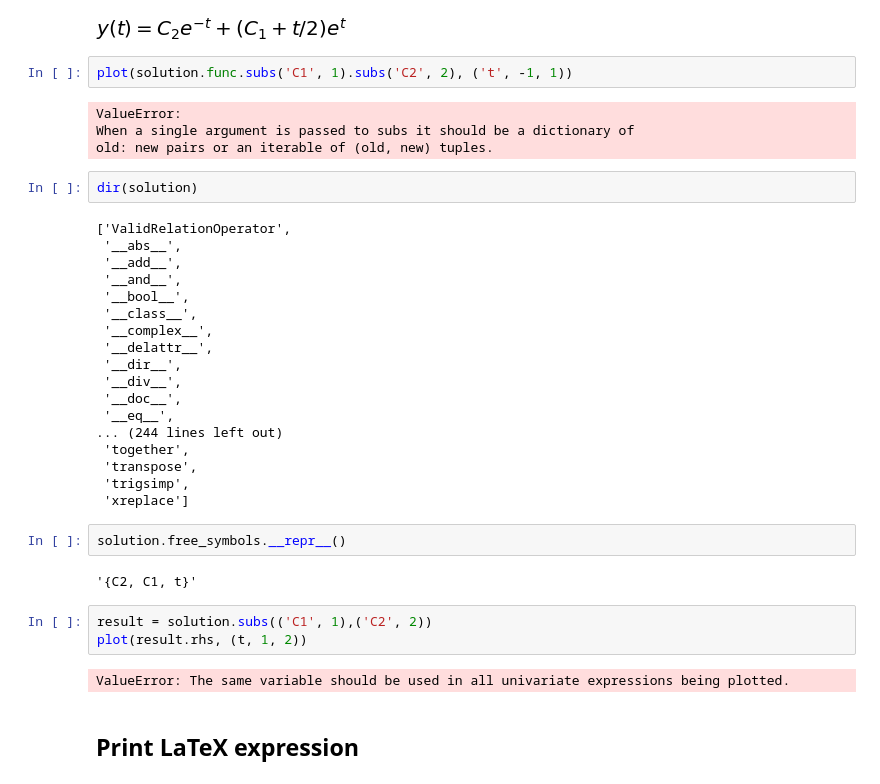
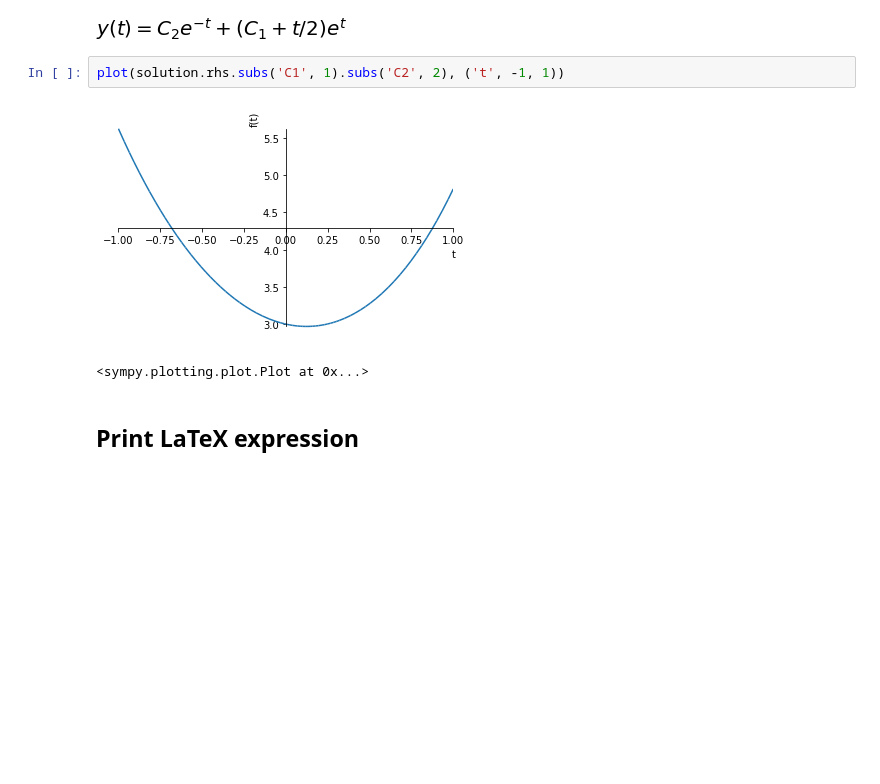
Before and after one commit to serebrov/jupyter_notebook_overview, a Jupyter notebook: sympy_examples.ipynb, the cells around one changed output. Cells and saved outputs as stored; diff of their text form; blank space fills up the shorter version.

```diff
--- a/sympy_examples.ipynb
+++ b/sympy_examples.ipynb
@@ -89,40 +89,10 @@ solution
 # %% [output]
 [figure]
 # %%
-plot(solution.func.subs('C1', 1).subs('C2', 2), ('t', -1, 1))
+plot(solution.rhs.subs('C1', 1).subs('C2', 2), ('t', -1, 1))
 # %% [output]
+[figure, added]
-ValueError:
-When a single argument is passed to subs it should be a dictionary of
-old: new pairs or an iterable of (old, new) tuples.
+<sympy.plotting.plot.Plot at 0x...>
-# %%
-dir(solution)
-# %% [output]
-['ValidRelationOperator',
- '__abs__',
- '__add__',
- '__and__',
- '__bool__',
- '__class__',
- '__complex__',
- '__delattr__',
- '__dir__',
- '__div__',
- '__doc__',
- '__eq__',
-... (244 lines left out)
- 'together',
- 'transpose',
- 'trigsimp',
- 'xreplace']
-# %%
-solution.free_symbols.__repr__()
-# %% [output]
-'{C2, C1, t}'
-# %%
-result = solution.subs(('C1', 1),('C2', 2))
-plot(result.rhs, (t, 1, 2))
-# %% [output]
-ValueError: The same variable should be used in all univariate expressions being plotted.
 # %% [markdown]
 ## Print LaTeX expression
 # %% [markdown]
```
Also changed, not shown: 1 other file.
